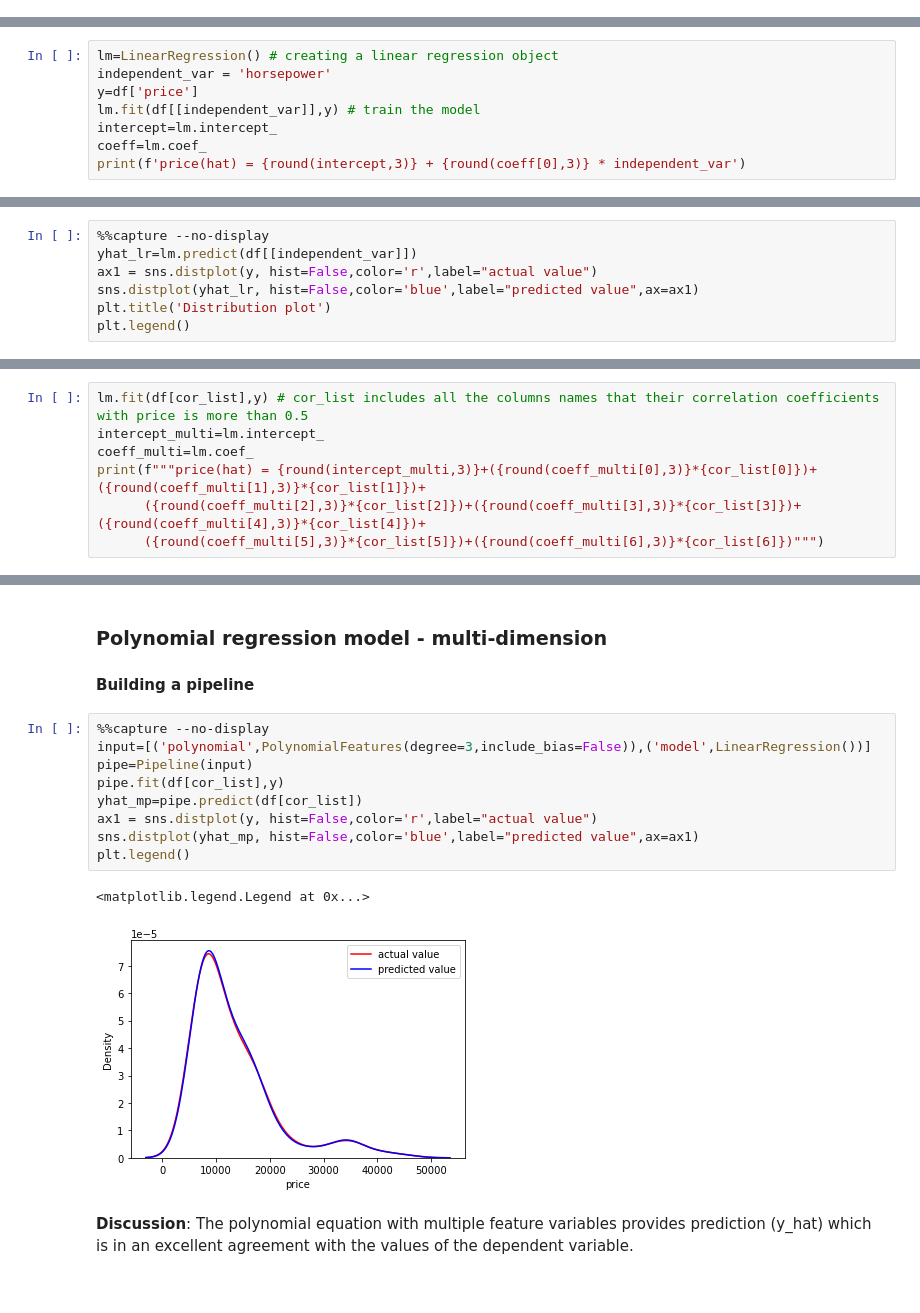
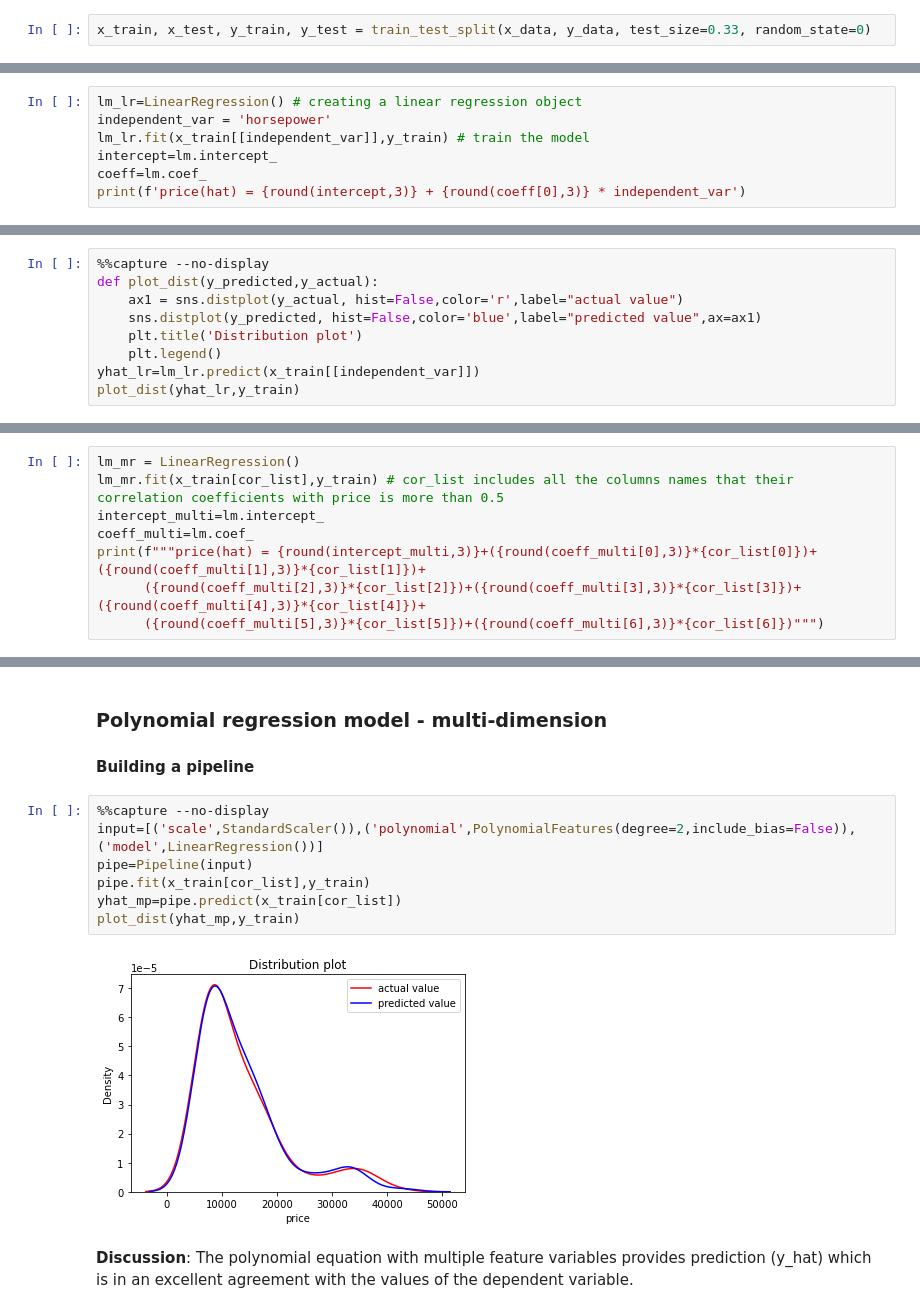
Before and after one commit to Farhad-Davaripour/Step_by_Step_Data_Analysis_Auto_Dataset, a Jupyter notebook: Code_Python.ipynb, the cells around one changed output, grey strips where cells are left out. Saved outputs shown, nothing was run; the diff lists cells and outputs as text.

```diff
--- a/Code_Python.ipynb
+++ b/Code_Python.ipynb
@@ -409 +416,3 @@ for f in range(len(col_obj_comb)):
+# %%
+x_train, x_test, y_train, y_test = train_test_split(x_data, y_data, test_size=0.33, random_state=0)
 # %% [markdown]
@@ -432,10 +442,9 @@ df_cor[df_cor['price']>0.5].sort_values(by='price').tail(5)
 # %% [markdown]
 #### Building the model
 # %%
-lm=LinearRegression() # creating a linear regression object
+lm_lr=LinearRegression() # creating a linear regression object
 independent_var = 'horsepower'
-y=df['price']
-lm.fit(df[[independent_var]],y) # train the model
+lm_lr.fit(x_train[[independent_var]],y_train) # train the model
 intercept=lm.intercept_
 coeff=lm.coef_
 print(f'price(hat) = {round(intercept,3)} + {round(coeff[0],3)} * independent_var')
@@ -466,9 +475,11 @@ Text(0.5, 1.0, 'Residual  values of the simple regression model')
 #### Plotting the distribution line for the simple regression model built above
 # %%
 %%capture --no-display
-yhat_lr=lm.predict(df[[independent_var]])
-ax1 = sns.distplot(y, hist=False,color='r',label="actual value")
-sns.distplot(yhat_lr, hist=False,color='blue',label="predicted value",ax=ax1)
-plt.title('Distribution plot')
-plt.legend()
+def plot_dist(y_predicted,y_actual):
+    ax1 = sns.distplot(y_actual, hist=False,color='r',label="actual value")
+    sns.distplot(y_predicted, hist=False,color='blue',label="predicted value",ax=ax1)
+    plt.title('Distribution plot')
+    plt.legend()
+yhat_lr=lm_lr.predict(x_train[[independent_var]])
+plot_dist(yhat_lr,y_train)
 # %% [output]
@@ -481,7 +491,8 @@ plt.legend()
 # %% [markdown]
 #### Building a model with 7 independent variables with correlation coefficients more than 0.5
 # %%
-lm.fit(df[cor_list],y) # cor_list includes all the columns names that their correlation coefficients with price is more than 0.5
+lm_mr = LinearRegression()
+lm_mr.fit(x_train[cor_list],y_train) # cor_list includes all the columns names that their correlation coefficients with price is more than 0.5
 intercept_multi=lm.intercept_
 coeff_multi=lm.coef_
 print(f"""price(hat) = {round(intercept_multi,3)}+({round(coeff_multi[0],3)}*{cor_list[0]})+({round(coeff_multi[1],3)}*{cor_list[1]})+
@@ -562,16 +567,13 @@ plt.legend()
 #### Building a pipeline
 # %%
 %%capture --no-display
-input=[('polynomial',PolynomialFeatures(degree=3,include_bias=False)),('model',LinearRegression())]
+input=[('scale',StandardScaler()),('polynomial',PolynomialFeatures(degree=2,include_bias=False)),('model',LinearRegression())]
 pipe=Pipeline(input)
-pipe.fit(df[cor_list],y)
-yhat_mp=pipe.predict(df[cor_list])
-ax1 = sns.distplot(y, hist=False,color='r',label="actual value")
-sns.distplot(yhat_mp, hist=False,color='blue',label="predicted value",ax=ax1)
-plt.legend()
+pipe.fit(x_train[cor_list],y_train)
+yhat_mp=pipe.predict(x_train[cor_list])
+plot_dist(yhat_mp,y_train)
 # %% [output]
-<matplotlib.legend.Legend at 0x...>
-[figure, old version]
+[figure, new version]
 # %% [markdown]
 **Discussion**: The polynomial equation with multiple feature variables provides prediction (y_hat) which is in an excellent agreement with the values of the dependent variable.
 # %% [markdown]
```
Also changed, not shown: parts of 40 cells of this notebook.
